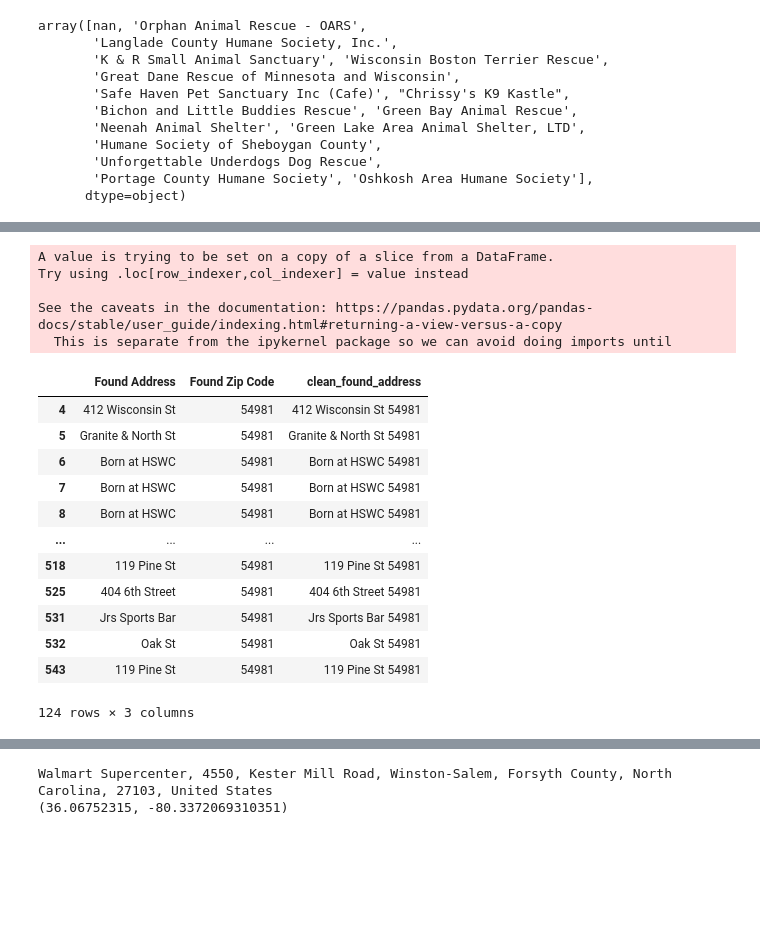
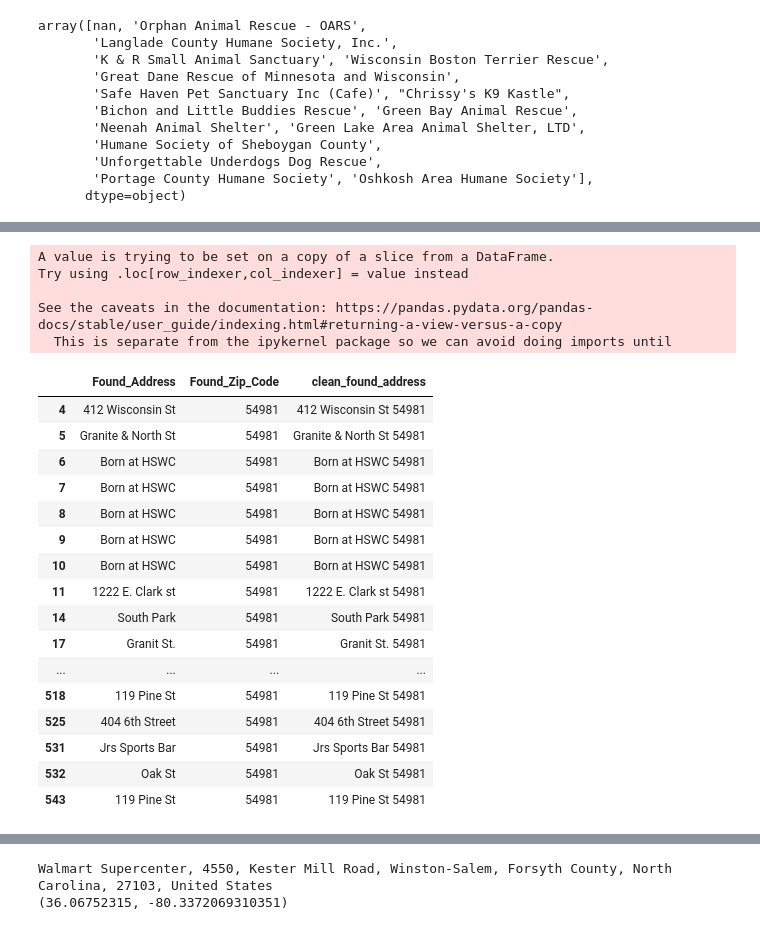
Before and after one commit to JSischo/Waupaca_repo, a Jupyter notebook: EDA2018CSVfile.ipynb, the cells around one changed output, grey strips where cells are left out. Cells and saved outputs as stored; diff of their text form; code cells hidden in the pictures; blank space fills up the shorter version.

```diff
--- a/EDA2018CSVfile.ipynb
+++ b/EDA2018CSVfile.ipynb
@@ -1,12 +1,13 @@
 # %%
 import pandas as pd
 import csv
-import re
 from sklearn.preprocessing import LabelEncoder
 from sqlalchemy import create_engine
 # from config import db_password -- for Postgres
 from geopy.geocoders import Nominatim
 
+pd.set_option("display.max_rows", None)
+
 # File to Load
 dataset_one_to_load = "Resources/AnimalIntakeWithResultsExtended2018.csv"
 # %%
@@ -218,0 +263,5 @@ my_list
+# %%
+#Rename column headers
+
+found_address_df.rename(columns = {"Found Address": "Found_Address"}, inplace=True)
+found_address_df.rename(columns = {"Found Zip Code": "Found_Zip_Code"}, inplace=True)
@@ -219,27 +298,31 @@ my_list
 # %%
 # Using separate cleaned address dataframes, concat separate address columns into one for lat/long conversion
 
-found_address_df["clean_found_address"] = found_address_df['Found Address'].map(str) + '  ' + found_address_df['Found Zip Code'].map(str)
+found_address_df["clean_found_address"] = found_address_df['Found_Address'].map(str) + '  ' + found_address_df['Found_Zip_Code'].map(str)
 found_address_df
 # %% [output]
 A value is trying to be set on a copy of a slice from a DataFrame.
 Try using .loc[row_indexer,col_indexer] = value instead
 
 See the caveats in the documentation: https://pandas.pydata.org/pandas-docs/stable/user_guide/indexing.html#returning-a-view-versus-a-copy
   This is separate from the ipykernel package so we can avoid doing imports until
-|  | Found Address | Found Zip Code | clean_found_address |
+|  | Found_Address | Found_Zip_Code | clean_found_address |
 | 4 | 412 Wisconsin St | 54981 | 412 Wisconsin St 54981 |
 | 5 | Granite & North St | 54981 | Granite & North St 54981 |
 | 6 | Born at HSWC | 54981 | Born at HSWC 54981 |
 | 7 | Born at HSWC | 54981 | Born at HSWC 54981 |
 | 8 | Born at HSWC | 54981 | Born at HSWC 54981 |
+| 9 | Born at HSWC | 54981 | Born at HSWC 54981 |
+| 10 | Born at HSWC | 54981 | Born at HSWC 54981 |
+| 11 | 1222 E. Clark st | 54981 | 1222 E. Clark st 54981 |
+| 14 | South Park | 54981 | South Park 54981 |
+| 17 | Granit St. | 54981 | Granit St. 54981 |
 | ... | ... | ... | ... |
 | 518 | 119 Pine St | 54981 | 119 Pine St 54981 |
 | 525 | 404 6th Street | 54981 | 404 6th Street 54981 |
 | 531 | Jrs Sports Bar | 54981 | Jrs Sports Bar 54981 |
 | 532 | Oak St | 54981 | Oak St 54981 |
 | 543 | 119 Pine St | 54981 | 119 Pine St 54981 |
-124 rows × 3 columns
 # %%
 adopted_address_df['clean_adopted_address'] = adopted_address_df['Out Street Address'].map(str) + ', ' + adopted_address_df['Out City'].map(str) + ', ' + adopted_address_df['Out Province'].map(str) + ', ' + adopted_address_df['Out Postal Code'].map(str)
 adopted_address_df
```
Also changed, not shown: parts of 23 cells of this notebook, 2 other files.
